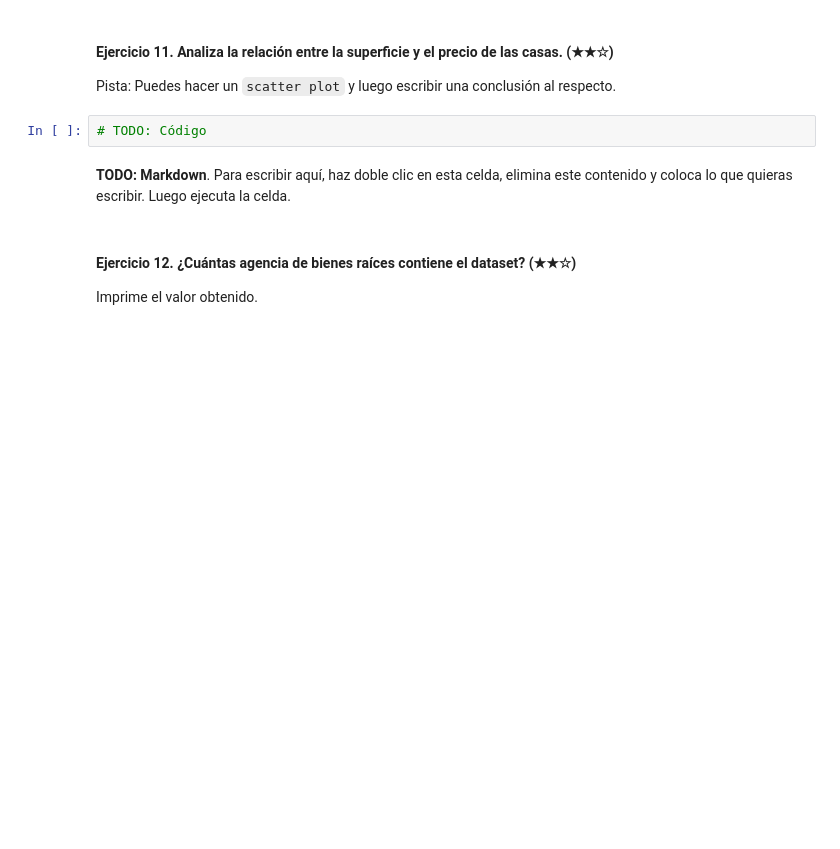
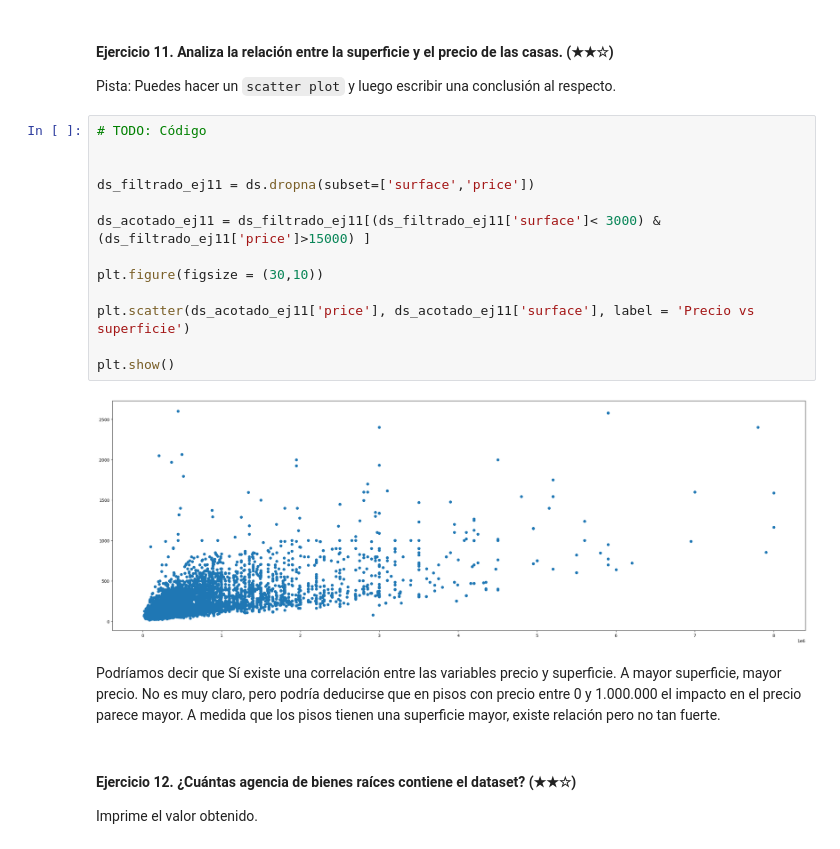
Before and after one commit to 4GeeksAcademy/realestate-datacleanup-exerciseJoseMaria, a Jupyter notebook: project.es.ipynb, the cells around one changed output. Drawn from its saved outputs; the diff is of its cells as text; blank space fills up the shorter version.

```diff
--- a/project.es.ipynb
+++ b/project.es.ipynb
@@ -116,8 +297,21 @@ Pista: Crea una nueva columna llamada `pps` (*price per square* o precio por met
 Pista: Puedes hacer un `scatter plot` y luego escribir una conclusión al respecto.
 # %%
 # TODO: Código
+
+
+ds_filtrado_ej11 = ds.dropna(subset=['surface','price'])
+
+ds_acotado_ej11 = ds_filtrado_ej11[(ds_filtrado_ej11['surface']< 3000) & (ds_filtrado_ej11['price']>15000) ]
+
+plt.figure(figsize = (30,10))
+
+plt.scatter(ds_acotado_ej11['price'], ds_acotado_ej11['surface'], label = 'Precio vs superficie')
+
+plt.show()
+# %% [output]
+[figure, added]
 # %% [markdown]
-**TODO: Markdown**. Para escribir aquí, haz doble clic en esta celda, elimina este contenido y coloca lo que quieras escribir. Luego ejecuta la celda.
+Podríamos decir que Sí existe una correlación entre las variables precio y superficie. A mayor superficie, mayor precio. No es muy claro, pero podría deducirse que en pisos con precio entre 0 y 1.000.000 el impacto en el precio parece mayor. A medida que los pisos tienen una superficie mayor, existe relación pero no tan fuerte.
 # %% [markdown]
 #### Ejercicio 12. ¿Cuántas agencia de bienes raíces contiene el dataset? (★★☆)
 
```
Also changed, not shown: parts of 24 cells of this notebook.
